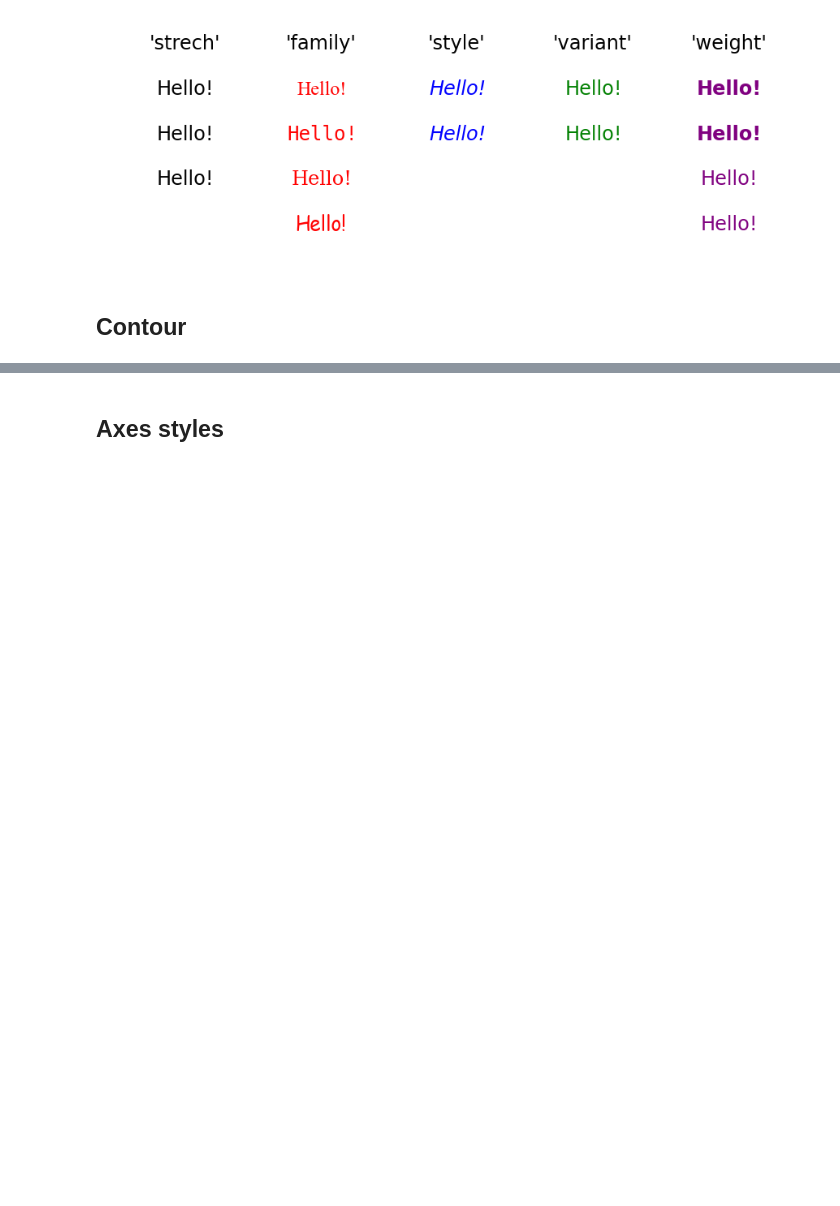
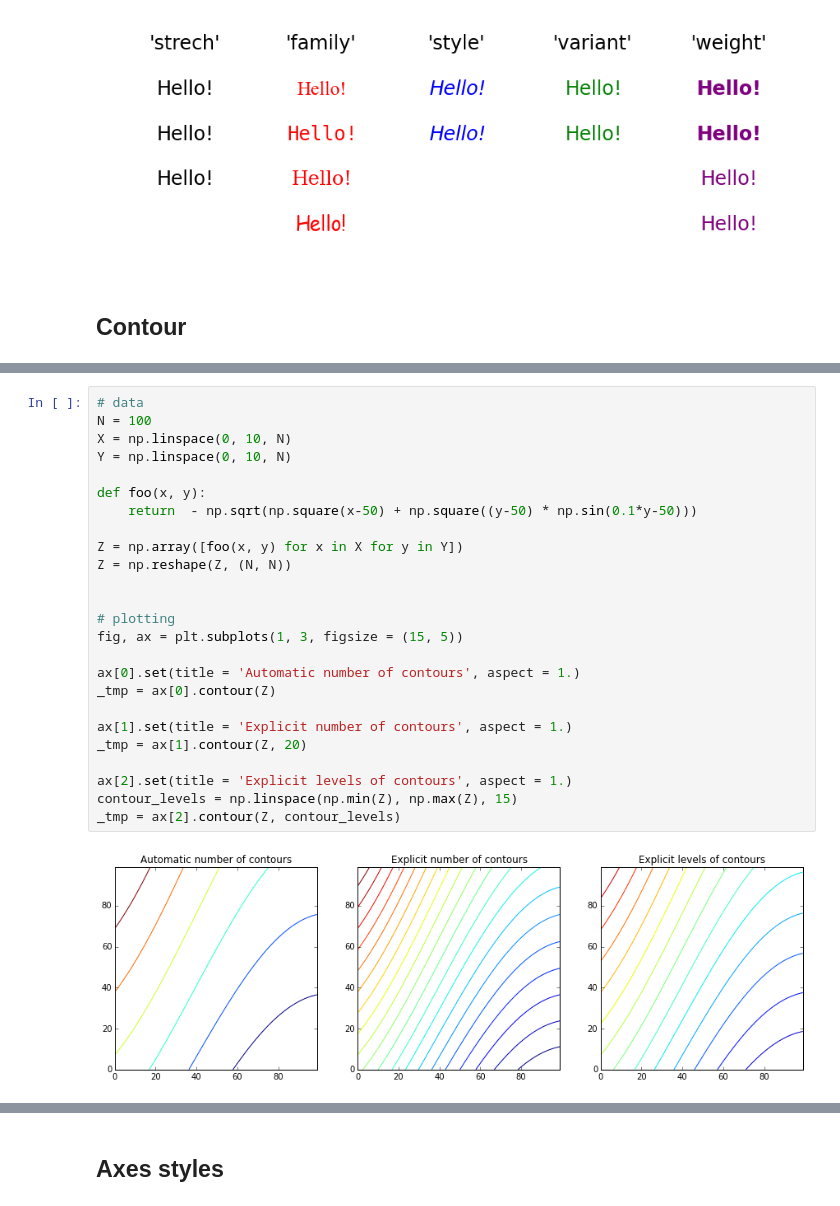
Before and after one commit to mmathioudakis/matplotlib_plot_examples, a Jupyter notebook: little_matplotlib_cookbook.ipynb, the cells around one changed output, grey strips where cells are left out. Cells and saved outputs as stored; diff of their text form; blank space fills up the shorter version.

```diff
--- a/little_matplotlib_cookbook.ipynb
+++ b/little_matplotlib_cookbook.ipynb
@@ -844,0 +872,27 @@ _tmp = ax.text(0.9, 0.1, s, horizontalalignment = 'center',
+# %%
+# data
+N = 100
+X = np.linspace(0, 10, N)
+Y = np.linspace(0, 10, N)
+
+def foo(x, y):
+    return  - np.sqrt(np.square(x-50) + np.square((y-50) * np.sin(0.1*y-50)))
+
+Z = np.array([foo(x, y) for x in X for y in Y])
+Z = np.reshape(Z, (N, N))
+
+
+# plotting
+fig, ax = plt.subplots(1, 3, figsize = (15, 5))
+
+ax[0].set(title = 'Automatic number of contours', aspect = 1.)
+_tmp = ax[0].contour(Z)
+
+ax[1].set(title = 'Explicit number of contours', aspect = 1.)
+_tmp = ax[1].contour(Z, 20)
+
+ax[2].set(title = 'Explicit levels of contours', aspect = 1.)
+contour_levels = np.linspace(np.min(Z), np.max(Z), 15)
+_tmp = ax[2].contour(Z, contour_levels)
+# %% [output]
+[figure, added]
```
Also changed, not shown: parts of 3 cells of this notebook.
